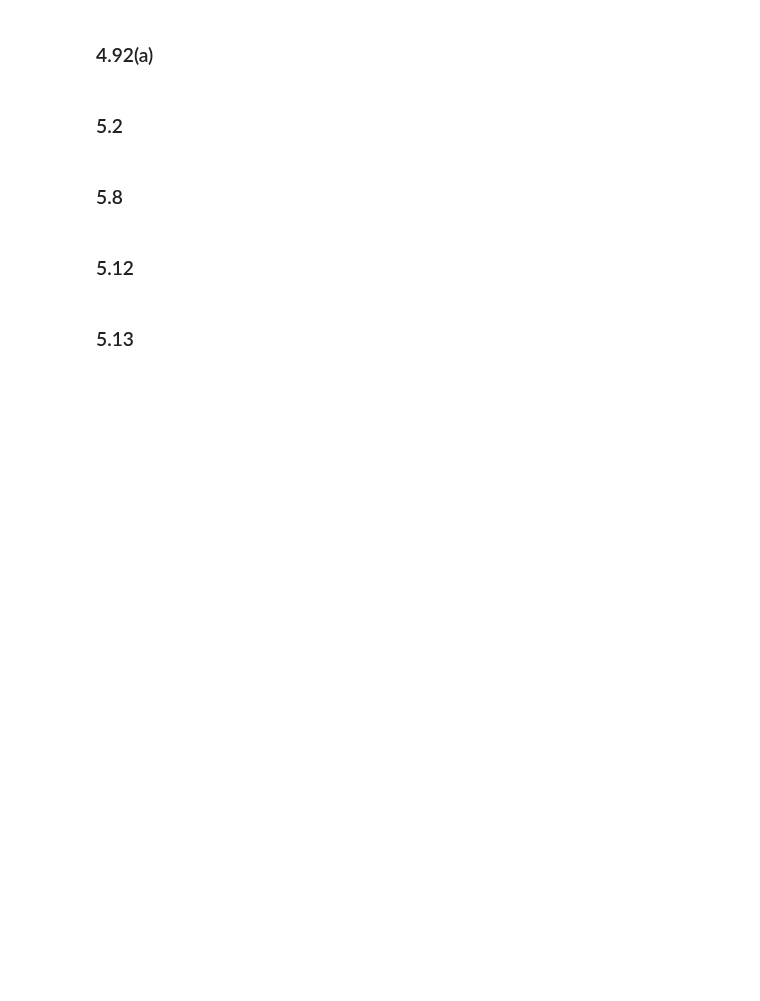
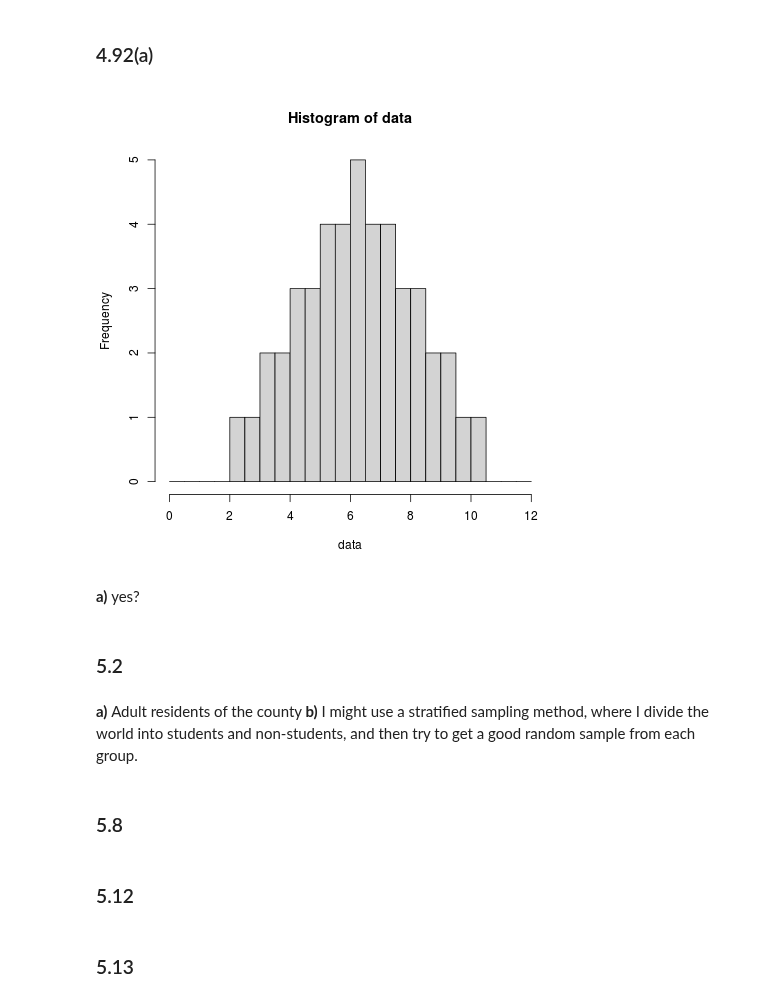
Before and after one commit to Chuphay/school, a Jupyter notebook: stat1/stat_3.ipynb, the cells around one changed output. Cells and saved outputs as stored; diff of their text form; code cells hidden in the pictures; blank space fills up the shorter version.

```diff
--- a/stat1/stat_3.ipynb
+++ b/stat1/stat_3.ipynb
@@ -167,7 +186,18 @@ Apparently, you need to check 22 times a day to get an accuracy of 1%
 # %% [markdown]
 ### 4.92(a)
+# %%
+%%R
+data <- colSums(combn(2:11,2))/2
+hist(data, col = 'light gray', breaks <- seq(0,12, by = 0.5))
+# %% [output]
+[figure, added]
+# %% [markdown]
+<b>a) </b> yes?
 # %% [markdown]
 ### 5.2
+# %% [markdown]
+<b>a) </b> Adult residents of the county
+<b>b) </b> I might use a stratified sampling method, where I divide the world into students and non-students, and then try to get a good random sample from each group.
 # %% [markdown]
 ### 5.8
 # %% [markdown]
```
Also changed, not shown: parts of 2 cells of this notebook.
